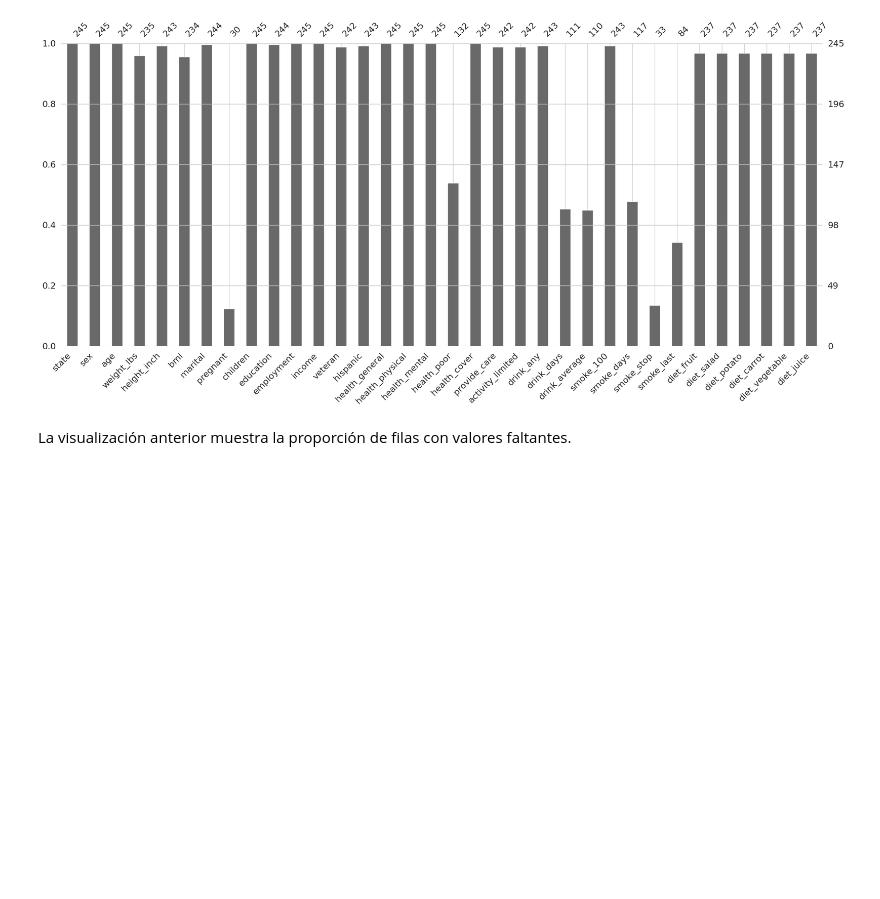
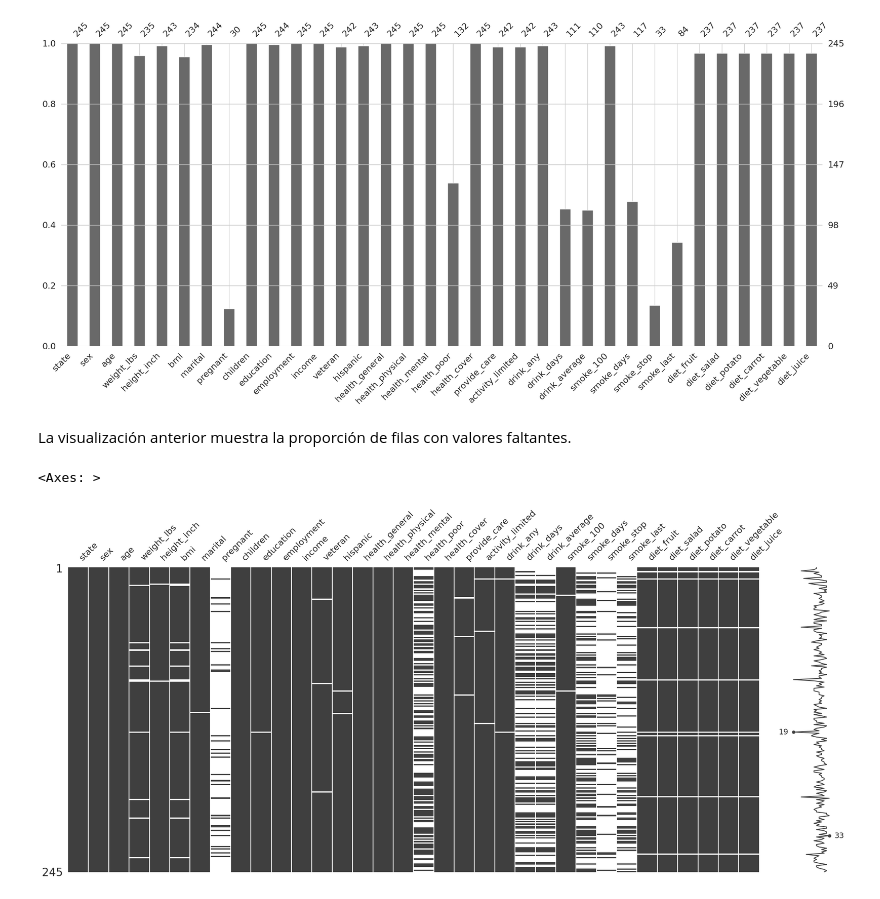
Before and after one commit to Changeryto/Manejo_de_NA_en_Python, a Jupyter notebook: notebooks/03-RTG-Tabular_valores_faltantes.ipynb, the cells around one changed output. Saved outputs shown, nothing was run; the diff lists cells and outputs as text; code cells hidden in the pictures; blank space fills up the shorter version.

```diff
--- a/notebooks/03-RTG-Tabular_valores_faltantes.ipynb
+++ b/notebooks/03-RTG-Tabular_valores_faltantes.ipynb
@@ -321,3 +331,8 @@ missingno.bar(df = riskfactors)
 [figure]
 # %% [markdown]
 La visualización anterior muestra la proporción de filas con valores faltantes.
+# %%
+missingno.matrix(df = riskfactors)
+# %% [output]
+<Axes: >
+[figure, added]
```
Also changed, not shown: parts of 5 cells of this notebook, 3 other files.
